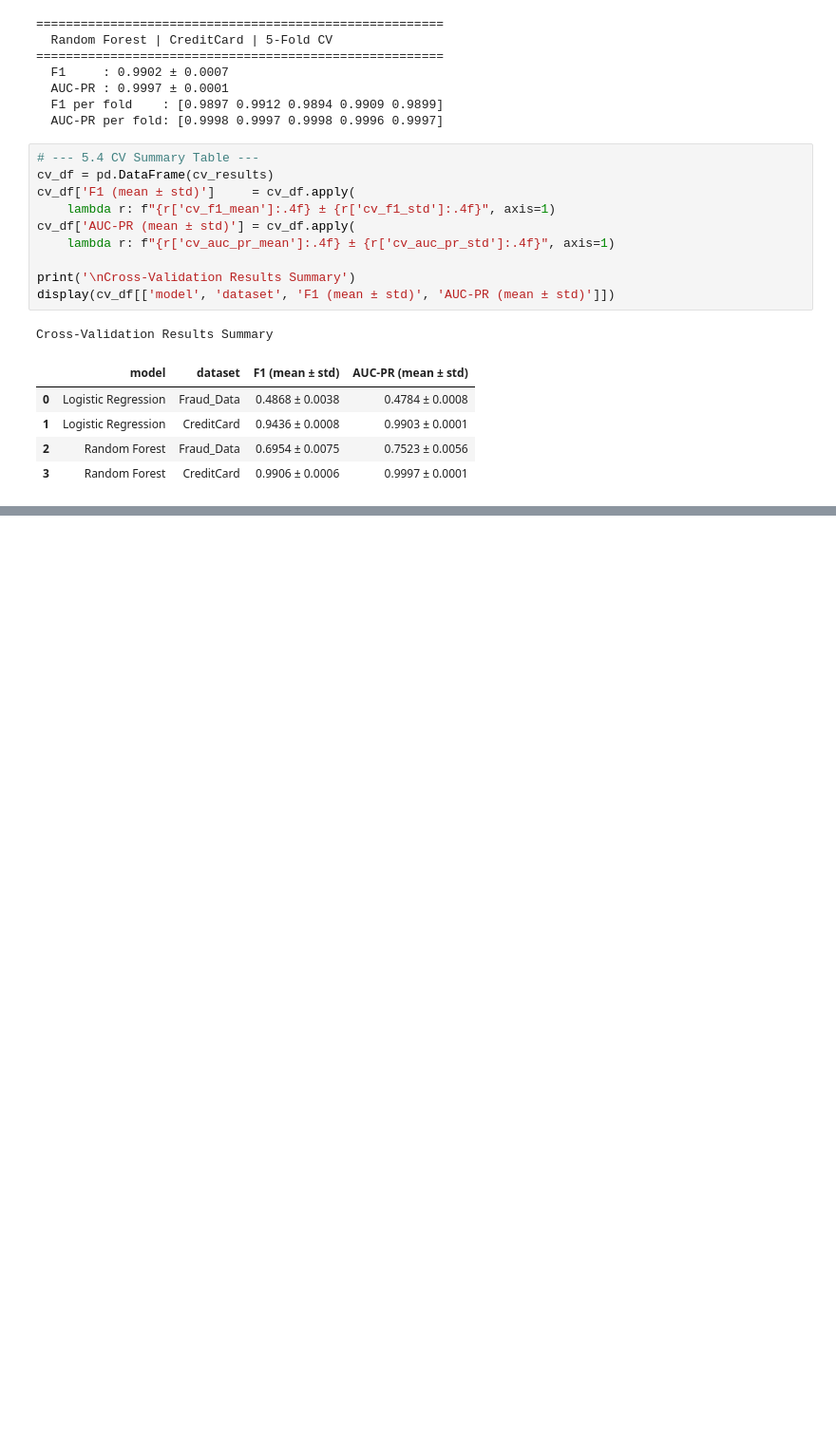
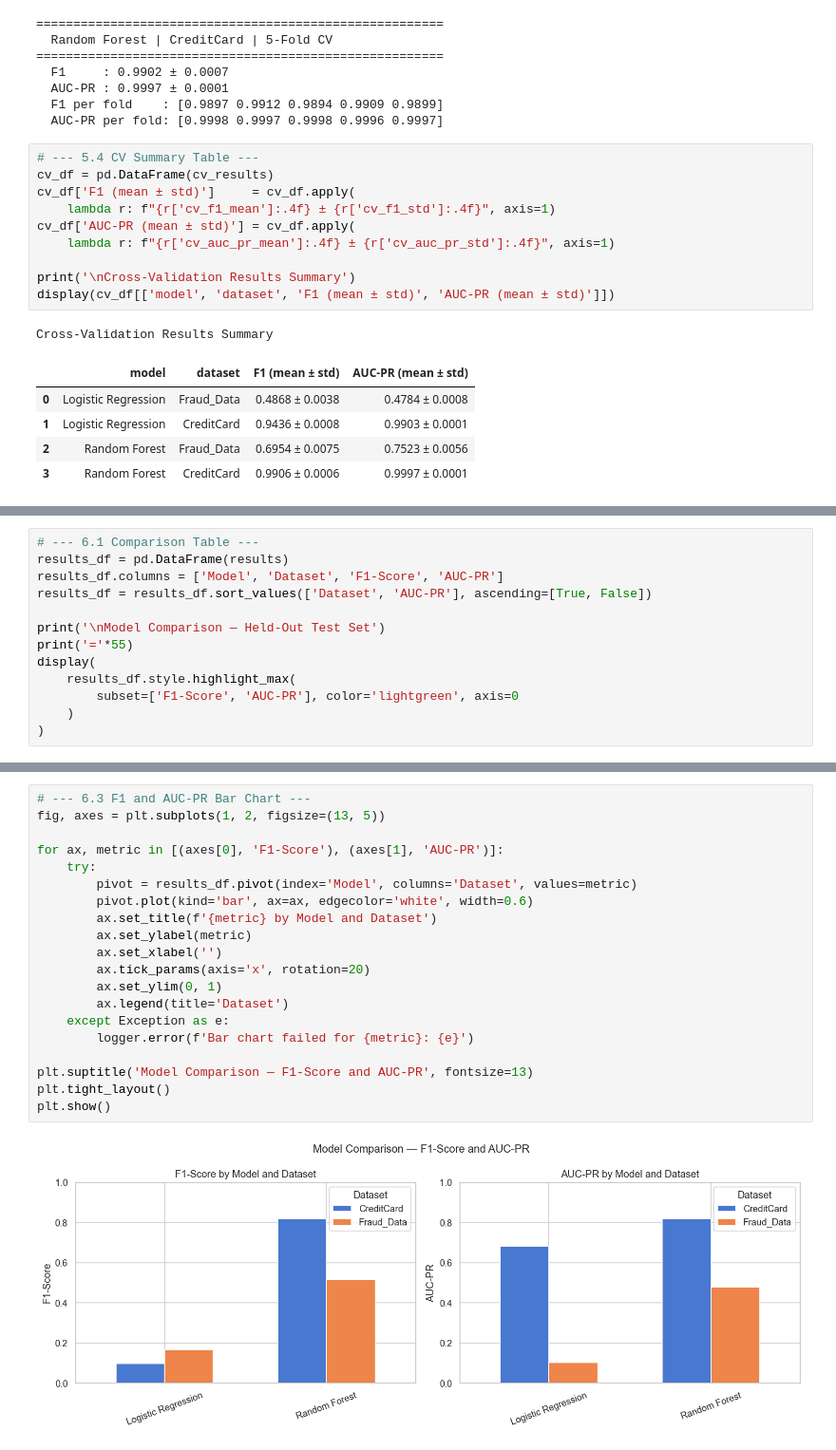
Before and after one commit to Redeat-Birhane/fraud-detection, a Jupyter notebook: notebooks/modeling.ipynb, the cells around one changed output, grey strips where cells are left out. Shown at 95% size. Cells and saved outputs as stored; diff of their text form; blank space fills up the shorter version.

```diff
--- a/notebooks/modeling.ipynb
+++ b/notebooks/modeling.ipynb
@@ -578,0 +609,13 @@ Cross-Validation Results Summary
+# %%
+# --- 6.1 Comparison Table ---
+results_df = pd.DataFrame(results)
+results_df.columns = ['Model', 'Dataset', 'F1-Score', 'AUC-PR']
+results_df = results_df.sort_values(['Dataset', 'AUC-PR'], ascending=[True, False])
+
+print('\nModel Comparison — Held-Out Test Set')
+print('='*55)
+display(
+    results_df.style.highlight_max(
+        subset=['F1-Score', 'AUC-PR'], color='lightgreen', axis=0
+    )
+)
@@ -578,0 +666,22 @@ Cross-Validation Results Summary
+# %%
+# --- 6.3 F1 and AUC-PR Bar Chart ---
+fig, axes = plt.subplots(1, 2, figsize=(13, 5))
+
+for ax, metric in [(axes[0], 'F1-Score'), (axes[1], 'AUC-PR')]:
+    try:
+        pivot = results_df.pivot(index='Model', columns='Dataset', values=metric)
+        pivot.plot(kind='bar', ax=ax, edgecolor='white', width=0.6)
+        ax.set_title(f'{metric} by Model and Dataset')
+        ax.set_ylabel(metric)
+        ax.set_xlabel('')
+        ax.tick_params(axis='x', rotation=20)
+        ax.set_ylim(0, 1)
+        ax.legend(title='Dataset')
+    except Exception as e:
+        logger.error(f'Bar chart failed for {metric}: {e}')
+
+plt.suptitle('Model Comparison — F1-Score and AUC-PR', fontsize=13)
+plt.tight_layout()
+plt.show()
+# %% [output]
+[figure, added]
```
Also changed, not shown: parts of 3 cells of this notebook.
